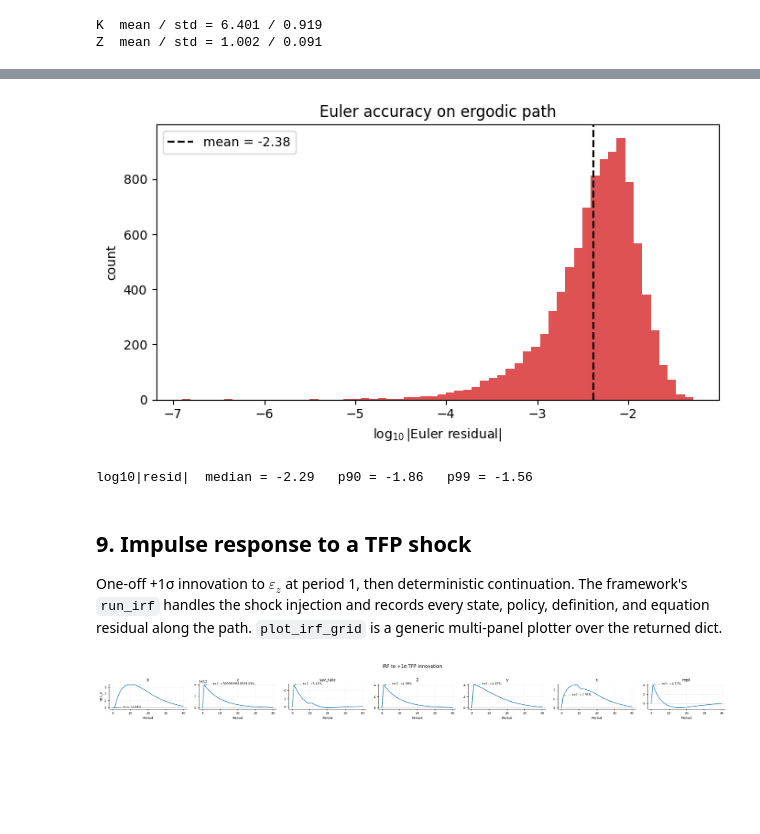
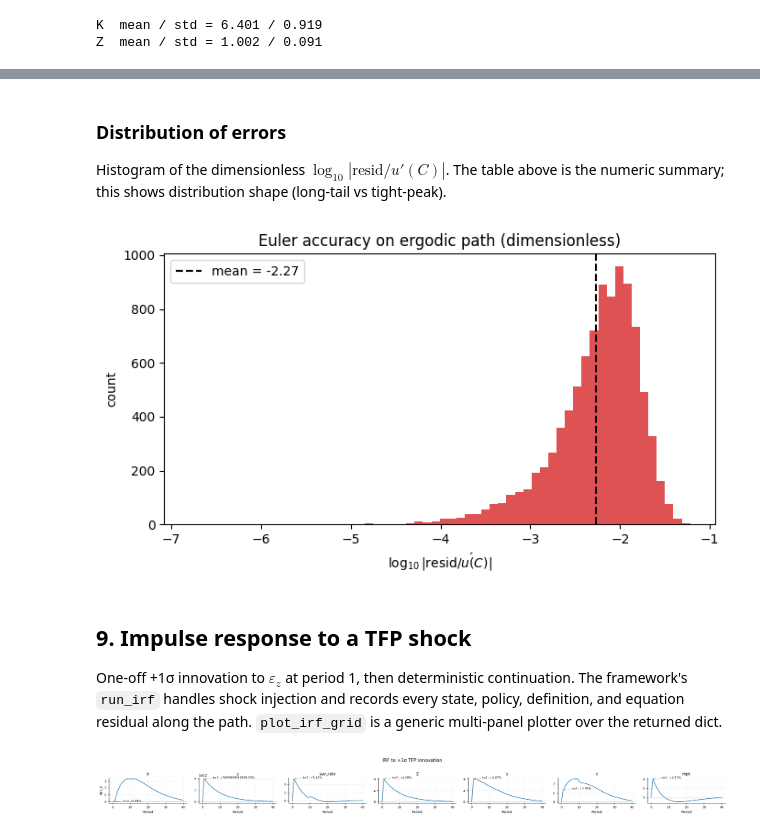
Before and after one commit to deqn-jax/deqn-jax, a Jupyter notebook: examples/brock_mirman.ipynb, the cells around one changed output, grey strips where cells are left out. Cells and saved outputs as stored; diff of their text form; code cells hidden in the pictures; blank space fills up the shorter version.

```diff
--- a/examples/brock_mirman.ipynb
+++ b/examples/brock_mirman.ipynb
@@ -275,0 +278,32 @@ The DEQN accuracy gold standard (Azinovic et al. 2022): $\log_{10}|\mathrm{resid
+# %%
+from deqn_jax.evaluate import print_euler_errors
+from deqn_jax.models.brock_mirman.equations import definitions as bm_defs
+import jax
+
+# Dimensionless residual = raw / u'(C) at the sampled state.
+# Reconstruct u'(C) by re-running definitions on the saved states + current policy.
+states_jnp = jnp.asarray(states_path)
+policies_jnp = jax.vmap(policy_net)(states_jnp)
+defs_path = bm_defs(states_jnp, policies_jnp, MODEL.constants)
+u_c_path = np.asarray(defs_path['u_c'])            # [T]
+dimless_resid = resid_path[:, 0] / u_c_path         # [T]
+
+# 1) Raw-unit table via the framework helper.
+print_euler_errors(eval_result, label='raw residual units')
+
+# 2) Dimensionless table, same format.
+def _pct_row(name, vals):
+    lg = np.log10(np.maximum(np.abs(vals), 1e-20))
+    p = np.percentile(lg, [50, 95, 99, 99.9])
+    grade = ('Very good' if lg.mean() < -4 else
+             'Good'      if lg.mean() < -3 else
+             'Acceptable'if lg.mean() < -2 else 'POOR')
+    print(f'{name:>30s}  {lg.mean():>7.2f}  {p[0]:>7.2f}  {p[1]:>7.2f}  '
+          f'{p[2]:>7.2f}  {p[3]:>7.2f}  {lg.max():>7.2f}  {grade:>12s}')
+
+print('\nEuler Equation Errors (log10) — dimensionless |resid/u_c|')
+print('=' * 100)
+print(f'{"Equation":>30s}  {"Mean":>7s}  {"p50":>7s}  {"p95":>7s}  {"p99":>7s}  {"p99.9":>7s}  {"Max":>7s}  {"Grade":>12s}')
+print('-' * 100)
+_pct_row('euler', dimless_resid)
+print()
@@ -276,26 +353,26 @@ The DEQN accuracy gold standard (Azinovic et al. 2022): $\log_{10}|\mathrm{resid
+# %% [markdown]
+### Distribution of errors
+
+Histogram of the dimensionless $\log_{10}|\mathrm{resid}/u'(C)|$. The table above is the numeric summary; this shows distribution shape (long-tail vs tight-peak).
 # %%
-log_abs_resid = np.log10(np.abs(resid_path[:, 0]) + 1e-16)
+log_abs_resid = np.log10(np.maximum(np.abs(dimless_resid), 1e-20))
 
 fig, ax = plt.subplots(figsize=(7, 4))
 ax.hist(log_abs_resid, bins=60, color='C3', alpha=0.8)
 ax.axvline(log_abs_resid.mean(), color='k', ls='--',
            label=f'mean = {log_abs_resid.mean():.2f}')
-ax.set_xlabel(r'$\log_{10}|\mathrm{Euler\ residual}|$')
+ax.set_xlabel(r'$\log_{10}|\mathrm{resid}/u\'(C)|$')
 ax.set_ylabel('count')
-ax.set_title('Euler accuracy on ergodic path')
+ax.set_title('Euler accuracy on ergodic path (dimensionless)')
 ax.legend()
 plt.tight_layout()
 plt.show()
-
-pcts = np.percentile(log_abs_resid, [50, 90, 99])
-print(f'log10|resid|  median = {pcts[0]:.2f}   p90 = {pcts[1]:.2f}   p99 = {pcts[2]:.2f}')
 # %% [output]
-[figure, old version]
+[figure, new version]
-log10|resid|  median = -2.29   p90 = -1.86   p99 = -1.56
 # %% [markdown]
 ## 9. Impulse response to a TFP shock
 
-One-off +1σ innovation to $\varepsilon_z$ at period 1, then deterministic continuation. The framework's `run_irf` handles the shock injection and records every state, policy, definition, and equation residual along the path. `plot_irf_grid` is a generic multi-panel plotter over the returned dict.
+One-off +1σ innovation to $\varepsilon_z$ at period 1, then deterministic continuation. The framework's `run_irf` handles shock injection and records every state, policy, definition, and equation residual along the path. `plot_irf_grid` is a generic multi-panel plotter over the returned dict.
 # %%
 irf_results = run_irf(policy_net, MODEL, shock_name='eps_z',
                       shock_size=1.0, horizon=40)
```
Also changed, not shown: parts of 5 cells of this notebook, 1 other file.
